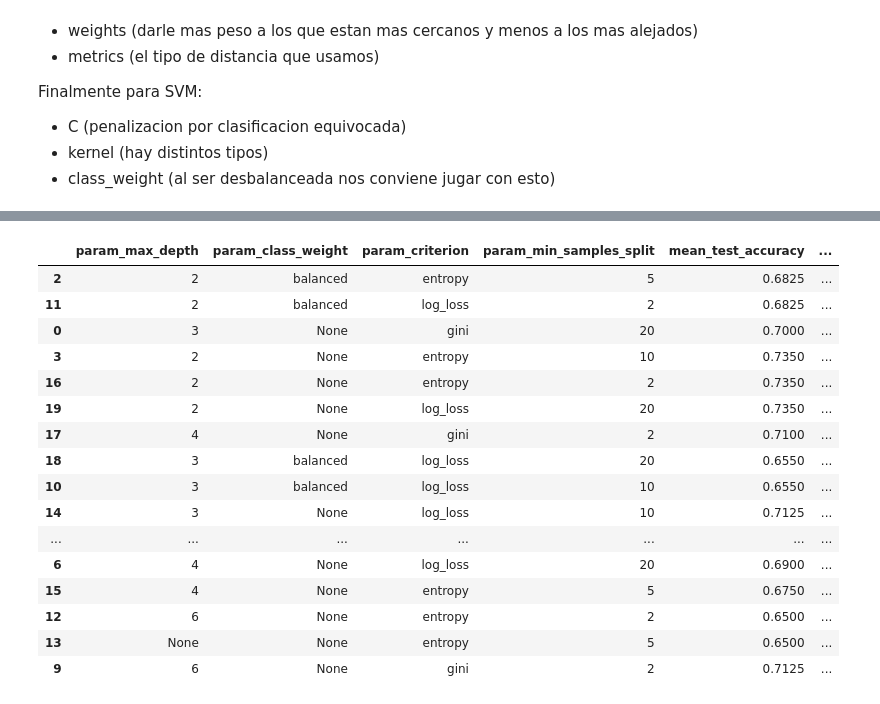
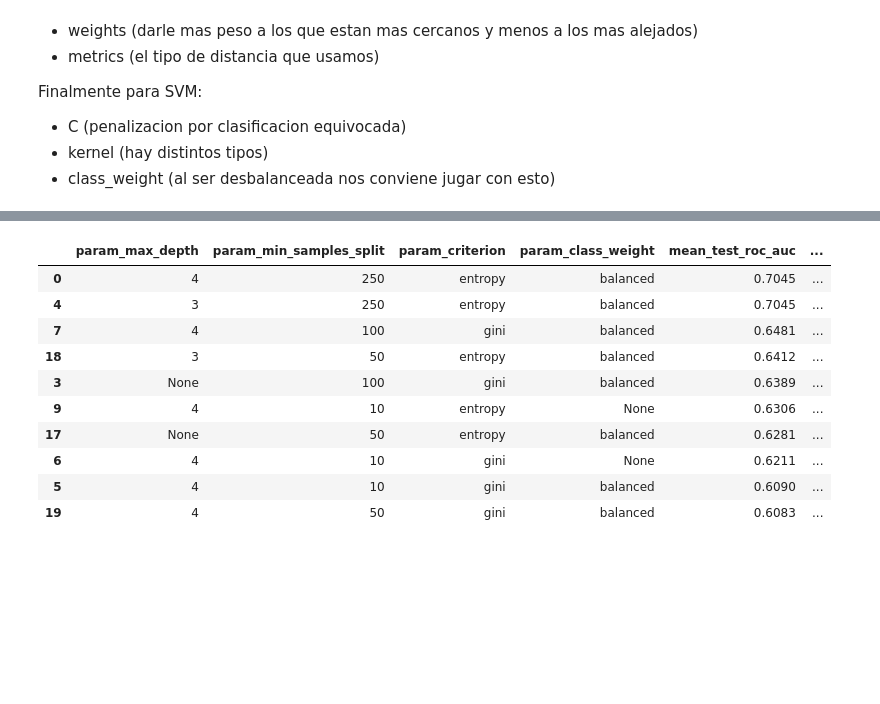
Before and after one commit to EmiLaPiola/NumLabIMC, a Jupyter notebook: Copia_de_TP_automático.ipynb, the cells around one changed output, grey strips where cells are left out. Cells and saved outputs as stored; diff of their text form; code cells hidden in the pictures; blank space fills up the shorter version.

```diff
--- a/Copia_de_TP_automático.ipynb
+++ b/Copia_de_TP_automático.ipynb
@@ -452,55 +462,53 @@ Finalmente para SVM:
 * kernel (hay distintos tipos)
 * class_weight (al ser desbalanceada nos conviene jugar con esto)
 # %%
-from sklearn.tree import DecisionTreeClassifier
-from sklearn.model_selection import RandomizedSearchCV
-from sklearn.metrics import make_scorer, roc_auc_score, accuracy_score, average_precision_score
-
-# 1️⃣ Definir el espacio de búsqueda de hiperparámetros
+# primero vemos que hieprparametros vamos a elejir apra armar los arboles
 param_distributions = {
-    "max_depth": [2, 3, 4, 5, 6, None],              # profundidad máxima
-    "class_weight": [None, "balanced"],              # para desbalanceo
-    "criterion": ["gini", "entropy", "log_loss"],    # función de impureza
-    "min_samples_split": [2, 5, 10, 20]              # mínimo para dividir
+    "max_depth": [2, 3, 4, 5, 6, None],                 # profundidad máxima
+    "class_weight": [None, "balanced"],                 # para desbalanceo
+    "criterion": ["gini", "entropy"],                      # función de impureza
+    "min_samples_split": [10, 50, 100, 200, 250]              # mínimo para dividir
 }
 
-# 2️⃣ Estimador base
+#  creamos el arbolito
 arbol = DecisionTreeClassifier(random_state=0)
 
-# 3️⃣ Definir métricas
+# como metrica vamos a usar AUCROC
 scoring = {
-    "accuracy": make_scorer(accuracy_score),
-    "roc_auc": "roc_auc",
-    "auprc": make_scorer(average_precision_score, needs_proba=True)
+    "roc_auc": make_scorer(roc_auc_score),
+    "auprc": make_scorer(average_precision_score),
+    "accuracy": "accuracy" # Puedes usar el string para métricas comunes
 }
 
-# 4️⃣ Configurar RandomizedSearchCV
+# Ahora utilizamos la funcion RandomizedSearchCV
 search = RandomizedSearchCV(
     estimator=arbol,
     param_distributions=param_distributions,
-    n_iter=20,             # cantidad de combinaciones a probar
+    n_iter=20,
     scoring=scoring,
-    refit="roc_auc",       # elegimos el mejor modelo según AUROC
-    cv=folds,              # el objeto de validación cruzada que ya usabas
-    n_jobs=-1,
-    verbose=1,
-    random_state=0,
+    refit="roc_auc",
+    cv=5,
+    # Habilita la creación de las columnas 'mean_train_...'
     return_train_score=True
 )
 
-# 5️⃣ Ejecutar búsqueda
+
 search.fit(x_desarrollo, y_desarrollo)
 
-# 6️⃣ Resultados
+# printeamos los resultados
 print("Mejores hiperparámetros:", search.best_params_)
 print("Mejor AUROC promedio en validación:", search.best_score_)
 
-# Para ver todos los resultados en un dataframe ordenado por AUROC
-import pandas as pd
-resultados = pd.DataFrame(search.cv_results_)
-resultados = resultados.sort_values(by="mean_test_roc_auc", ascending=False)
-display(resultados[[
-    "param_max_depth", "param_class_weight", "param_criterion", "param_min_samples_split",
-    "mean_test_accuracy", "mean_test_roc_auc", "mean_test_auprc"
-]])
+# printeamos los resultados en una tabla en orden de los que dieron mejor AUCROC
+
+cvres = pd.DataFrame(search.cv_results_).sort_values("mean_test_roc_auc", ascending=False)
+cols = [
+    "param_max_depth",
+    "param_min_samples_split",
+    "param_criterion",
+    "param_class_weight",
+    "mean_test_roc_auc",
+    "mean_train_roc_auc",
+]
+display(cvres[cols].head(10).round(4))
 # %% [output]
@@ -514,17 +517,11 @@ Mejor AUROC promedio en validación: 0.6910624046529368
-|  | param_max_depth | param_class_weight | param_criterion | param_min_samples_split | mean_test_accuracy | ... |
-| 2 | 2 | balanced | entropy | 5 | 0.6825 | ... |
-| 11 | 2 | balanced | log_loss | 2 | 0.6825 | ... |
-| 0 | 3 | None | gini | 20 | 0.7000 | ... |
-| 3 | 2 | None | entropy | 10 | 0.7350 | ... |
-| 16 | 2 | None | entropy | 2 | 0.7350 | ... |
-| 19 | 2 | None | log_loss | 20 | 0.7350 | ... |
-| 17 | 4 | None | gini | 2 | 0.7100 | ... |
-| 18 | 3 | balanced | log_loss | 20 | 0.6550 | ... |
-| 10 | 3 | balanced | log_loss | 10 | 0.6550 | ... |
-| 14 | 3 | None | log_loss | 10 | 0.7125 | ... |
-| ... | ... | ... | ... | ... | ... | ... |
-| 6 | 4 | None | log_loss | 20 | 0.6900 | ... |
-| 15 | 4 | None | entropy | 5 | 0.6750 | ... |
-| 12 | 6 | None | entropy | 2 | 0.6500 | ... |
-| 13 | None | None | entropy | 5 | 0.6500 | ... |
-| 9 | 6 | None | gini | 2 | 0.7125 | ... |
+|  | param_max_depth | param_min_samples_split | param_criterion | param_class_weight | mean_test_roc_auc | ... |
+| 0 | 4 | 250 | entropy | balanced | 0.7045 | ... |
+| 4 | 3 | 250 | entropy | balanced | 0.7045 | ... |
+| 7 | 4 | 100 | gini | balanced | 0.6481 | ... |
+| 18 | 3 | 50 | entropy | balanced | 0.6412 | ... |
+| 3 | None | 100 | gini | balanced | 0.6389 | ... |
+| 9 | 4 | 10 | entropy | None | 0.6306 | ... |
+| 17 | None | 50 | entropy | balanced | 0.6281 | ... |
+| 6 | 4 | 10 | gini | None | 0.6211 | ... |
+| 5 | 4 | 10 | gini | balanced | 0.6090 | ... |
+| 19 | 4 | 50 | gini | balanced | 0.6083 | ... |
```
Also changed, not shown: parts of 17 cells of this notebook.
